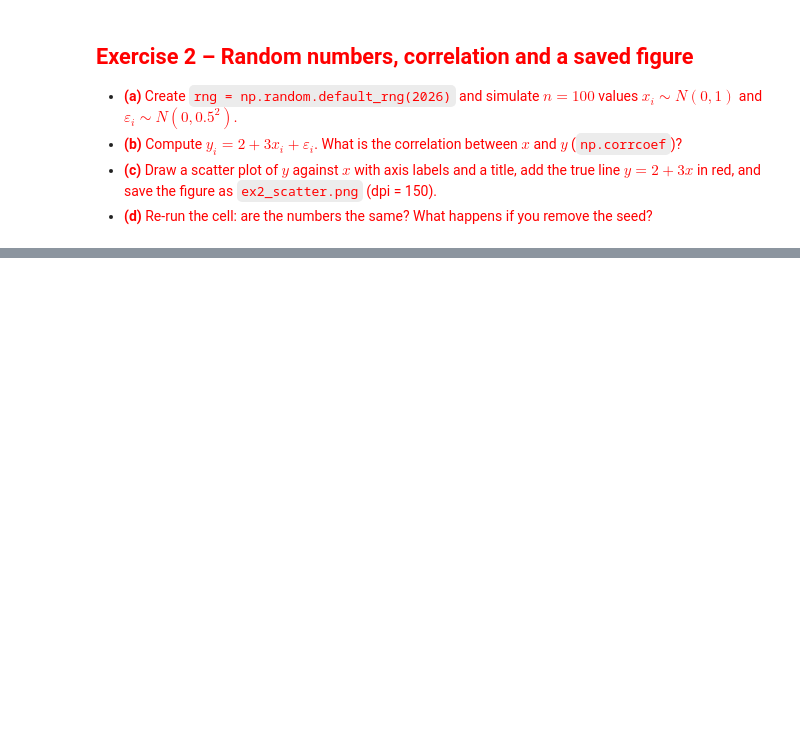
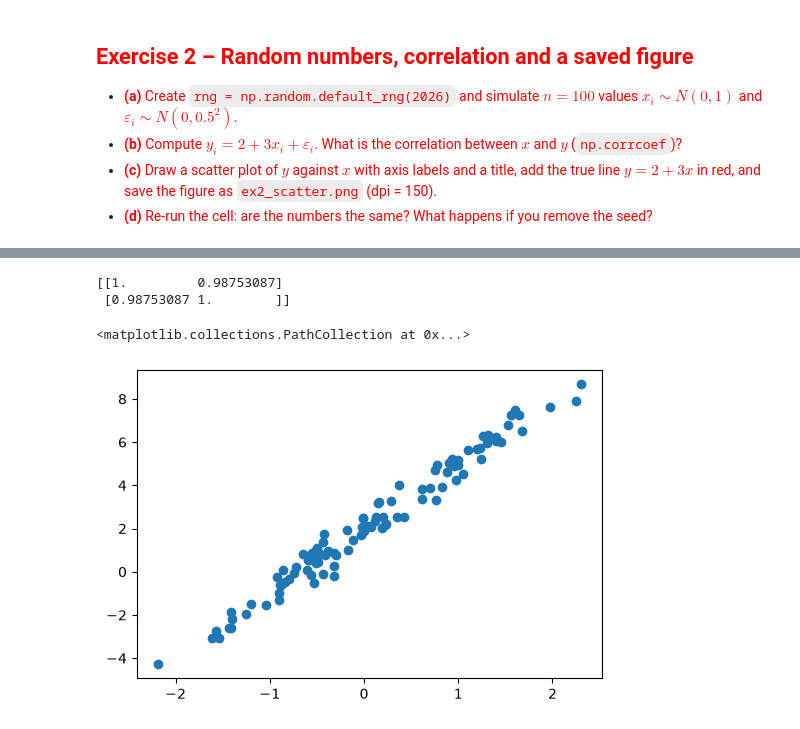
Before and after one commit to CozyCode890/IT171IU-labs, a Jupyter notebook: IT171IU_Lab01_Lê Thái Đức Tùng_ITDSIU24055.ipynb, the cells around one changed output, grey strips where cells are left out. Saved outputs shown, nothing was run; the diff lists cells and outputs as text; code cells hidden in the pictures; blank space fills up the shorter version.

```diff
--- a/IT171IU_Lab01_Lê Thái Đức Tùng_ITDSIU24055.ipynb
+++ b/IT171IU_Lab01_Lê Thái Đức Tùng_ITDSIU24055.ipynb
@@ -151,0 +165,14 @@ y = None          # TODO (b)
+# %%
+# (d)
+rng = np.random.default_rng(1000)
+x = rng.standard_normal(n)
+eps = rng.normal(loc=0, scale=0.5, size=n)
+y = 2 + 3*x + eps
+print(np.corrcoef(x, y))
+fig, ax = subplots(figsize=(6, 4))
+ax.scatter(x, y)
+# %% [output]
+[[1.         0.98753087]
+ [0.98753087 1.        ]]
+<matplotlib.collections.PathCollection at 0x...>
+[figure, added]
```
Also changed, not shown: parts of 31 cells of this notebook, 1 other file.
